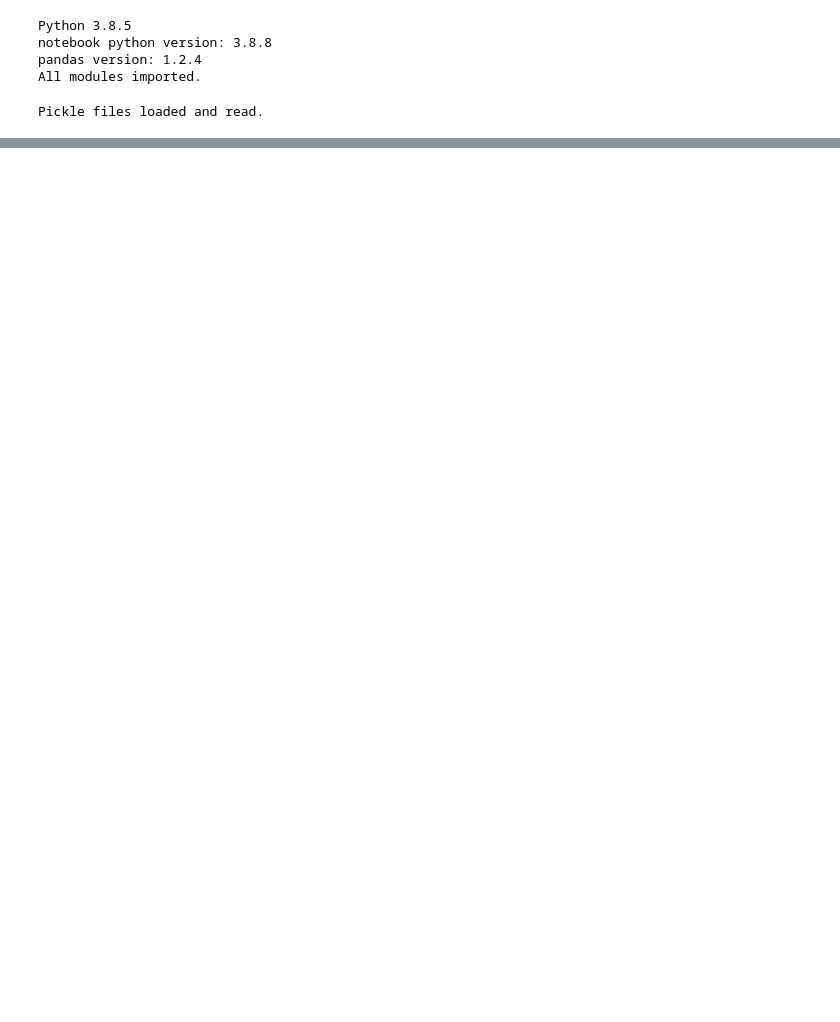
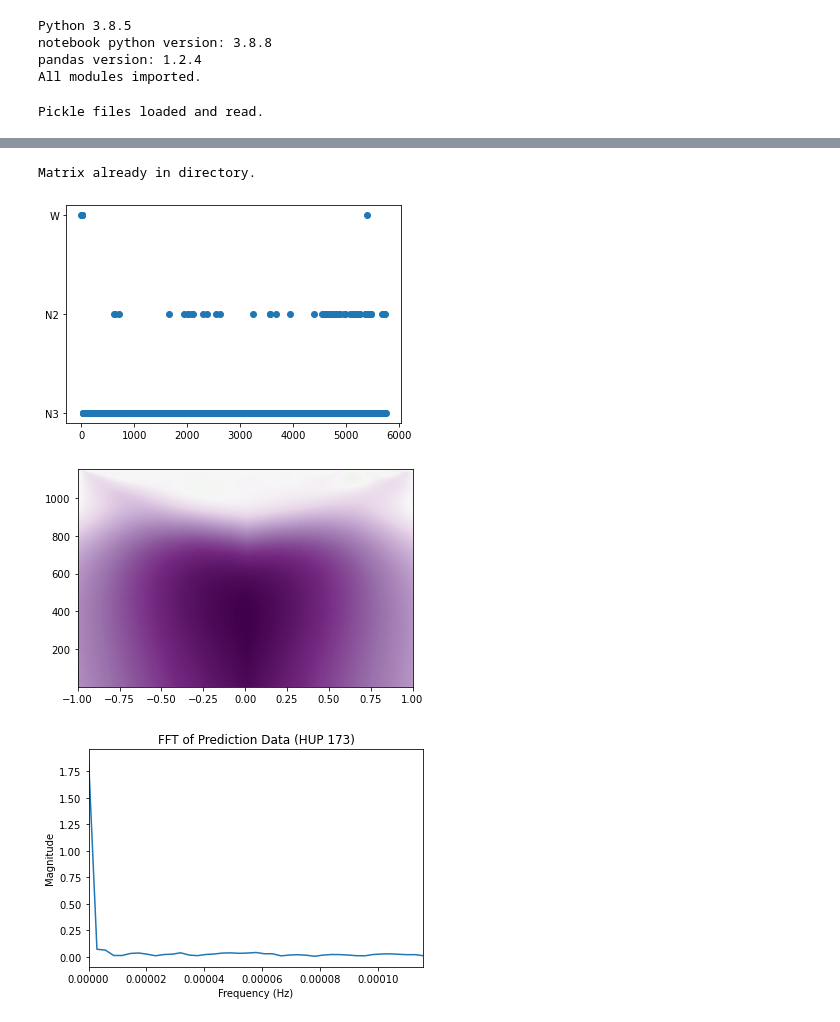
Before and after one commit to ianzyong/network-states, a Jupyter notebook: notebooks/Sleep Model Validation.ipynb, the cells around one changed output, grey strips where cells are left out. Cells and saved outputs as stored; diff of their text form; code cells hidden in the pictures; blank space fills up the shorter version.

```diff
--- a/notebooks/Sleep Model Validation.ipynb
+++ b/notebooks/Sleep Model Validation.ipynb
@@ -261,0 +424,18 @@ array([[            nan           +nanj,             nan           +nanj,
+# %%
+# HUP173
+# load in pickle files, unpickle as needed
+pickle_dir = '/mnt/local/gdrive/public/USERS/ianzyong/network-states/data/sub-HUP173/eeg'
+files = os.listdir(pickle_dir)
+
+# get start times
+start_times = [int(re.findall(r'[0-9]+', f)[2]) for f in files]
+sorted_times = sorted(start_times)
+formatted_time_in_order = [convertSeconds(int(time/1000000)-1) for time in sorted_times]
+
+# sort files by start time
+sorted_files = [x for _,x in sorted(zip(start_times,files))]
+
+# load in connectivity matrices
+pickle_data = [pd.read_pickle("{}/{}".format(pickle_dir,f)) for f in sorted_files]
+
+print("Pickle files loaded and read.")
@@ -261,0 +537,62 @@ array([[            nan           +nanj,             nan           +nanj,
+# %%
+# save results to file if it does not exist
+# otherwise, load results
+if not os.path.isfile("HUP173_predictions.npy"):
+
+    # save results to file
+    np.save("HUP173_predictions.npy",prediction_text)
+
+else:
+    print("Matrix already in directory.")
+    prediction_text = np.load("HUP173_predictions.npy",allow_pickle=True)
+
+# plot segment predictions
+t = range(0,4*24*60,5)
+plt.scatter(t,prediction_text)
+plt.yticks([-1, 0, 1],["N3","N2","W"])
+plt.show()
+
+# replace NaN values with preceding prediction value
+for k in range(0,len(prediction_text)):
+    if math.isnan(prediction_text[k]):
+        prediction_text[k] = prediction_text[k-1]
+
+# morlet wavelet transform
+widths = np.arange(1,1152)
+cwtmatr = signal.cwt(prediction_text, signal.ricker, widths)
+plt.imshow(cwtmatr, extent=[-1, 1, 1, max(widths)], cmap='PRGn', aspect='auto', vmax=abs(cwtmatr).max(), vmin=-abs(cwtmatr).max())
+plt.show()
+
+# fft
+N = len(prediction_text)
+T = 5*60
+yf = fft(prediction_text)
+xf = fftfreq(N, T)[:N//2]
+plt.plot(xf, 2.0/N * np.abs(yf[0:N//2]))
+plt.xlim([0, 10*(1/86400)])
+plt.title("FFT of Prediction Data (HUP 173)")
+plt.xlabel("Frequency (Hz)")
+plt.ylabel("Magnitude")
+plt.show()
+
+# moving average
+# calculate a moving average
+window_size = 20;
+half_window = int(window_size/2)
+for k in range(half_window,len(prediction_text)-half_window):
+    if k == half_window:
+        pred_avg = np.mean(prediction_text[k-half_window:k+half_window]);
+    else:
+        pred_avg = np.append(pred_avg,np.mean(prediction_text[k-half_window:k+half_window]))
+
+plt.plot(5*np.arange(half_window,len(prediction_text)-half_window),pred_avg)
+plt.yticks([-1, 0, 1],["N3","N2","W"])
+plt.title("Moving Average of Prediction Data (HUP 173)")
+plt.xlabel("Minutes from start")
+plt.ylabel("Sleep stage")
+plt.show()
+# %% [output]
+Matrix already in directory.
+[figure, added]
+[figure, added]
+[figure, added]
```
Also changed, not shown: parts of 14 cells of this notebook.
